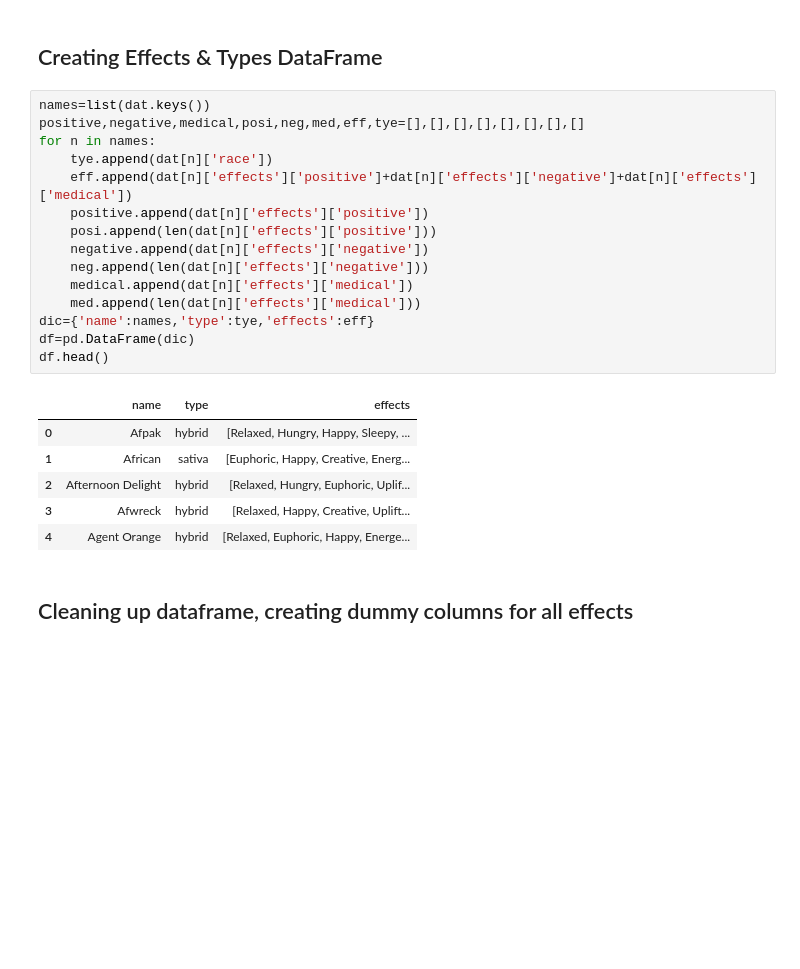
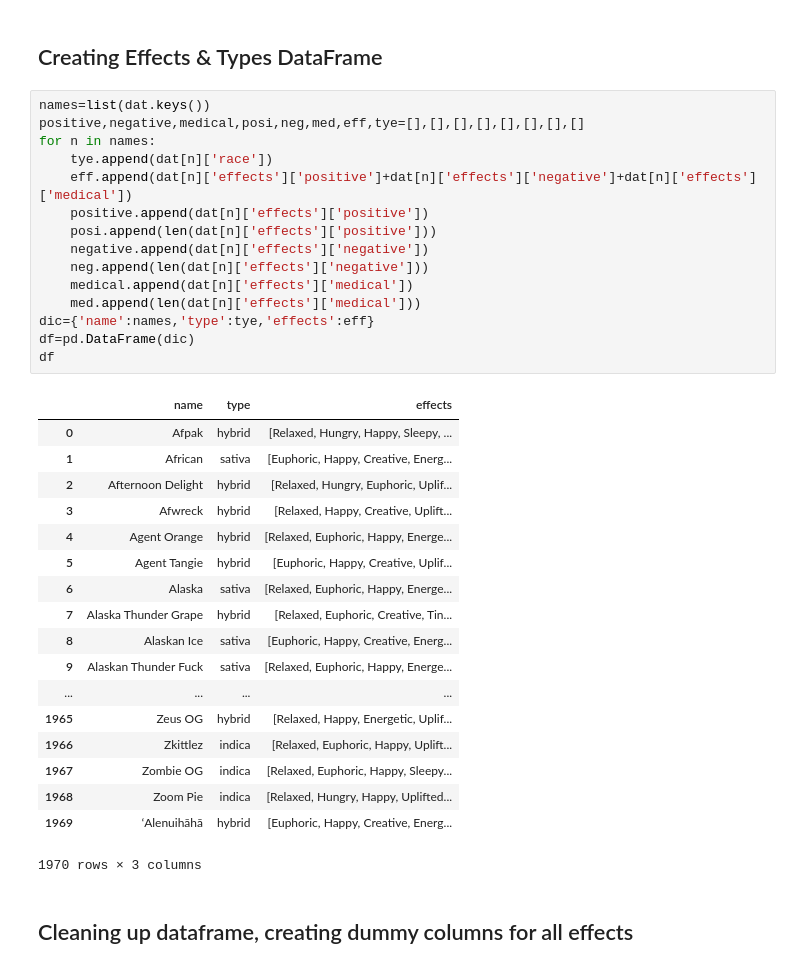
Before and after one commit to mackenziemitchell6/CannabiClass, a Jupyter notebook: FullCannabiClass.ipynb, the cells around one changed output. Saved outputs shown, nothing was run; the diff lists cells and outputs as text; blank space fills up the shorter version.

```diff
--- a/FullCannabiClass.ipynb
+++ b/FullCannabiClass.ipynb
@@ -91,25 +91,37 @@ def plot_feature_importances(model):
 # %%
 names=list(dat.keys())
 positive,negative,medical,posi,neg,med,eff,tye=[],[],[],[],[],[],[],[]
 for n in names:
     tye.append(dat[n]['race'])
     eff.append(dat[n]['effects']['positive']+dat[n]['effects']['negative']+dat[n]['effects']['medical'])
     positive.append(dat[n]['effects']['positive'])
     posi.append(len(dat[n]['effects']['positive']))
     negative.append(dat[n]['effects']['negative'])
     neg.append(len(dat[n]['effects']['negative']))
     medical.append(dat[n]['effects']['medical'])
     med.append(len(dat[n]['effects']['medical']))
 dic={'name':names,'type':tye,'effects':eff}
 df=pd.DataFrame(dic)
-df.head()
+df
 # %% [output]
 |  | name | type | effects |
 | 0 | Afpak | hybrid | [Relaxed, Hungry, Happy, Sleepy, ... |
 | 1 | African | sativa | [Euphoric, Happy, Creative, Energ... |
 | 2 | Afternoon Delight | hybrid | [Relaxed, Hungry, Euphoric, Uplif... |
 | 3 | Afwreck | hybrid | [Relaxed, Happy, Creative, Uplift... |
 | 4 | Agent Orange | hybrid | [Relaxed, Euphoric, Happy, Energe... |
+| 5 | Agent Tangie | hybrid | [Euphoric, Happy, Creative, Uplif... |
+| 6 | Alaska | sativa | [Relaxed, Euphoric, Happy, Energe... |
+| 7 | Alaska Thunder Grape | hybrid | [Relaxed, Euphoric, Creative, Tin... |
+| 8 | Alaskan Ice | sativa | [Euphoric, Happy, Creative, Energ... |
+| 9 | Alaskan Thunder Fuck | sativa | [Relaxed, Euphoric, Happy, Energe... |
+| ... | ... | ... | ... |
+| 1965 | Zeus OG | hybrid | [Relaxed, Happy, Energetic, Uplif... |
+| 1966 | Zkittlez | indica | [Relaxed, Euphoric, Happy, Uplift... |
+| 1967 | Zombie OG | indica | [Relaxed, Euphoric, Happy, Sleepy... |
+| 1968 | Zoom Pie | indica | [Relaxed, Hungry, Happy, Uplifted... |
+| 1969 | ʻAlenuihāhā | hybrid | [Euphoric, Happy, Creative, Energ... |
+1970 rows × 3 columns
 # %% [markdown]
 ## Cleaning up dataframe, creating dummy columns for all effects
 # %%
```
Also changed, not shown: parts of 1 cell of this notebook, 37 other files.
